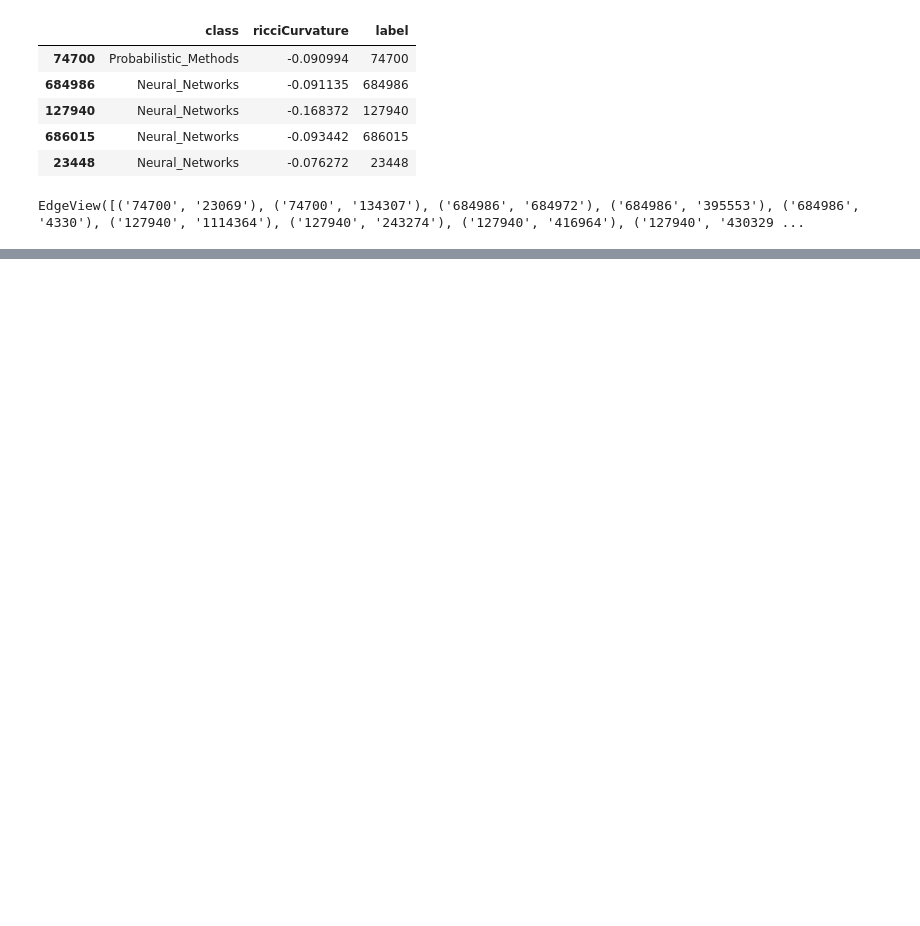
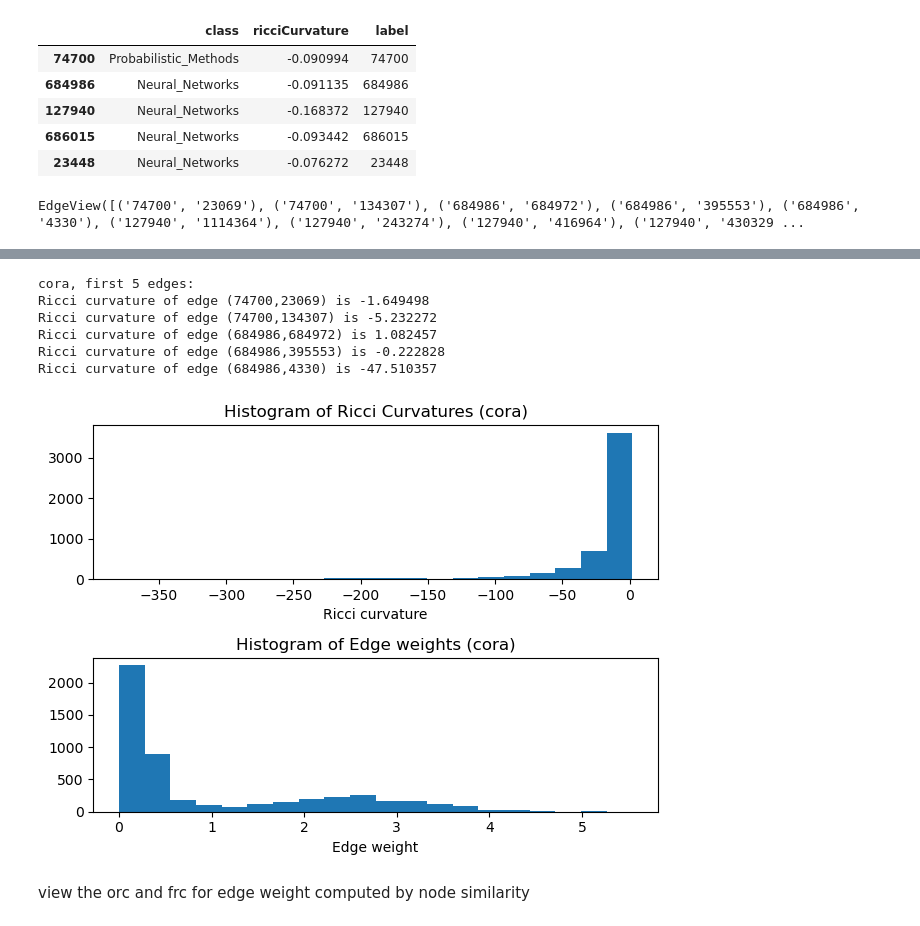
Before and after one commit to nxing831/GraphRicciCurvature, a Jupyter notebook: test.ipynb, the cells around one changed output, grey strips where cells are left out. Saved outputs shown, nothing was run; the diff lists cells and outputs as text; code cells hidden in the pictures; blank space fills up the shorter version.

```diff
--- a/test.ipynb
+++ b/test.ipynb
@@ -73,0 +90,16 @@ KeyError: 74700
+# %%
+# forman ricci
+frc = FormanRicci(cora, verbose="TRACE")
+frc.compute_ricci_curvature()
+cora_frc = frc.G.copy()
+show_results(cora_frc, curvature='formanCurvature')
+# %% [output]
+cora, first 5 edges:
+Ricci curvature of edge (74700,23069) is -1.649498
+Ricci curvature of edge (74700,134307) is -5.232272
+Ricci curvature of edge (684986,684972) is 1.082457
+Ricci curvature of edge (684986,395553) is -0.222828
+Ricci curvature of edge (684986,4330) is -47.510357
+[figure, added]
+# %% [markdown]
+view the orc and frc for edge weight computed by node similarity
```
Also changed, not shown: parts of 7 cells of this notebook, 1 other file.
